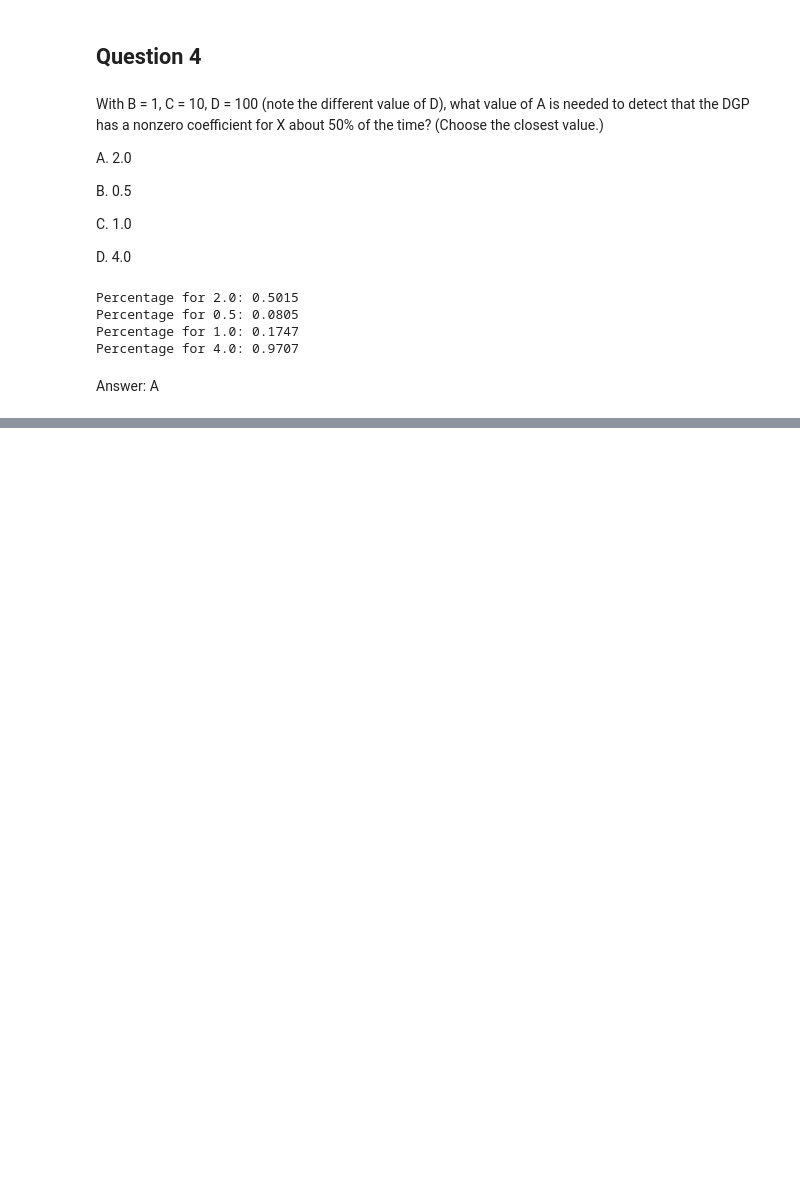
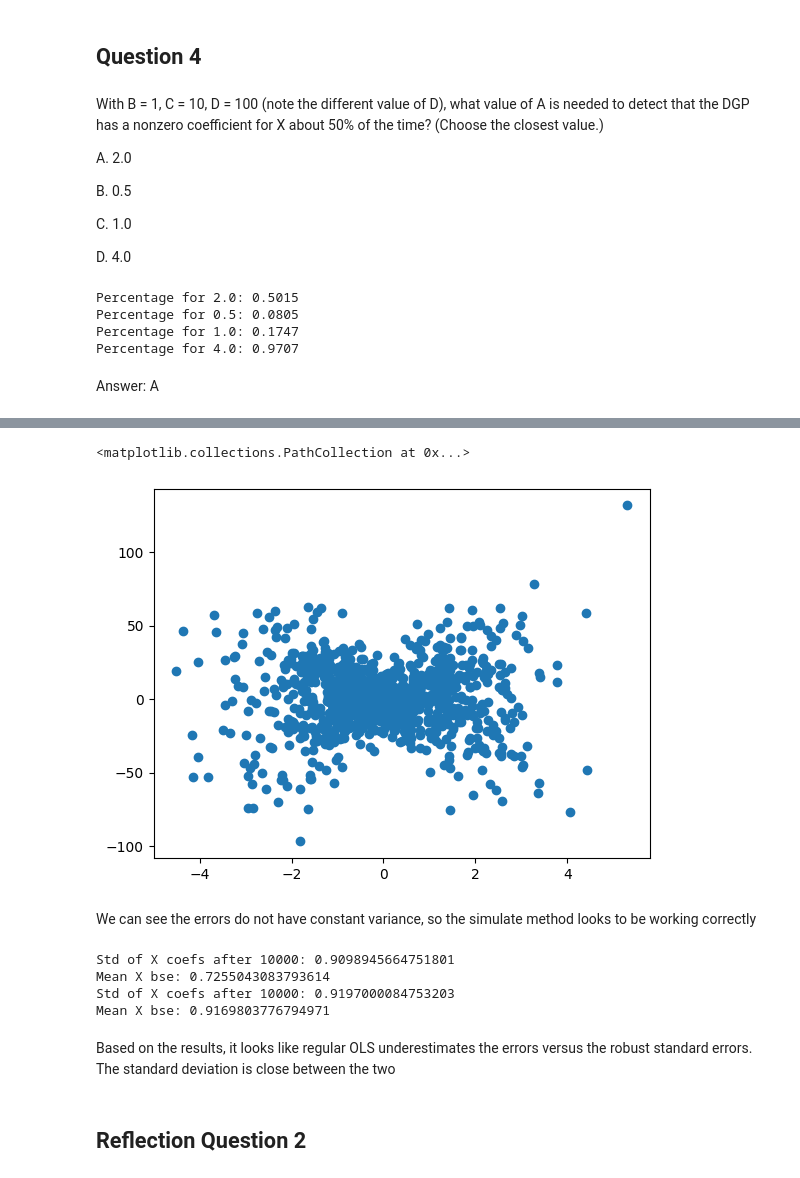
Before and after one commit to calebhadley1/DX702-mod-6, a Jupyter notebook: homework_9.ipynb, the cells around one changed output, grey strips where cells are left out. Cells and saved outputs as stored; diff of their text form; code cells hidden in the pictures; blank space fills up the shorter version.

Commit message:
first reflection

```diff
--- a/homework_9.ipynb
+++ b/homework_9.ipynb
@@ -147,0 +154,14 @@ Answer: A
+# %%
+def simulate_heteroskedasticity (A=1, B=1, C=10, D=1000):
+  W = np.random.normal(0,1,D)
+  X = W+np.random.normal(0,B,D)
+
+  # Add heteroskedasticity to y
+
+  # Y = A * X - W + np.random.normal(0,C,D)
+  base_error = np.random.normal(0,1,D)
+  heteroskedasticity_error = C * (1 + np.abs(X))
+  Y_error = base_error * heteroskedasticity_error
+  Y = A * X - W + Y_error
+
+  return Y, X, W
@@ -147,0 +174,46 @@ Answer: A
+# %%
+Y, X, W = simulate_heteroskedasticity()
+plt.scatter(X, Y)
+# %% [output]
+<matplotlib.collections.PathCollection at 0x...>
+[figure, added]
+# %% [markdown]
+We can see the errors do not have constant variance, so the simulate method looks to be working correctly
+# %%
+num_trials = 10_000
+
+# Standard errors using statmodel OLS
+X_params = []
+X_bses = []
+for _ in range(num_trials):
+    Y, X, W = simulate_heteroskedasticity()
+    features = np.column_stack((X, W))
+    features = sm.add_constant(features)
+    model = sm.OLS(Y, features).fit()
+    X_params.append(model.params[1])
+    X_bses.append(model.bse[1])
+print(f"Std of X coefs after {num_trials}: {np.std(X_params)}")
+print(f"Mean X bse: {np.mean(X_bses)}")
+
+# Estimate the standard deviation of the coefficient when there is heteroskedasticity.
+# To do this we want to use "Robust Standard Errors"
+X_params = []
+X_bses = []
+for _ in range(num_trials):
+    Y, X, W = simulate_heteroskedasticity()
+    features = np.column_stack((X, W))
+    features = sm.add_constant(features)
+    model = sm.OLS(Y, features).fit(cov_type='HC3')
+    X_params.append(model.params[1])
+    X_bses.append(model.bse[1])
+print(f"Std of X coefs after {num_trials}: {np.std(X_params)}")
+print(f"Mean X bse: {np.mean(X_bses)}")
+# %% [output]
+Std of X coefs after 10000: 0.9098945664751801
+Mean X bse: 0.7255043083793614
+Std of X coefs after 10000: 0.9197000084753203
+Mean X bse: 0.9169803776794971
+# %% [markdown]
+Based on the results, it looks like regular OLS underestimates the errors versus the robust standard errors. The standard deviation is close between the two
+# %% [markdown]
+## Reflection Question 2
```
Also changed, not shown: parts of 5 cells of this notebook.
